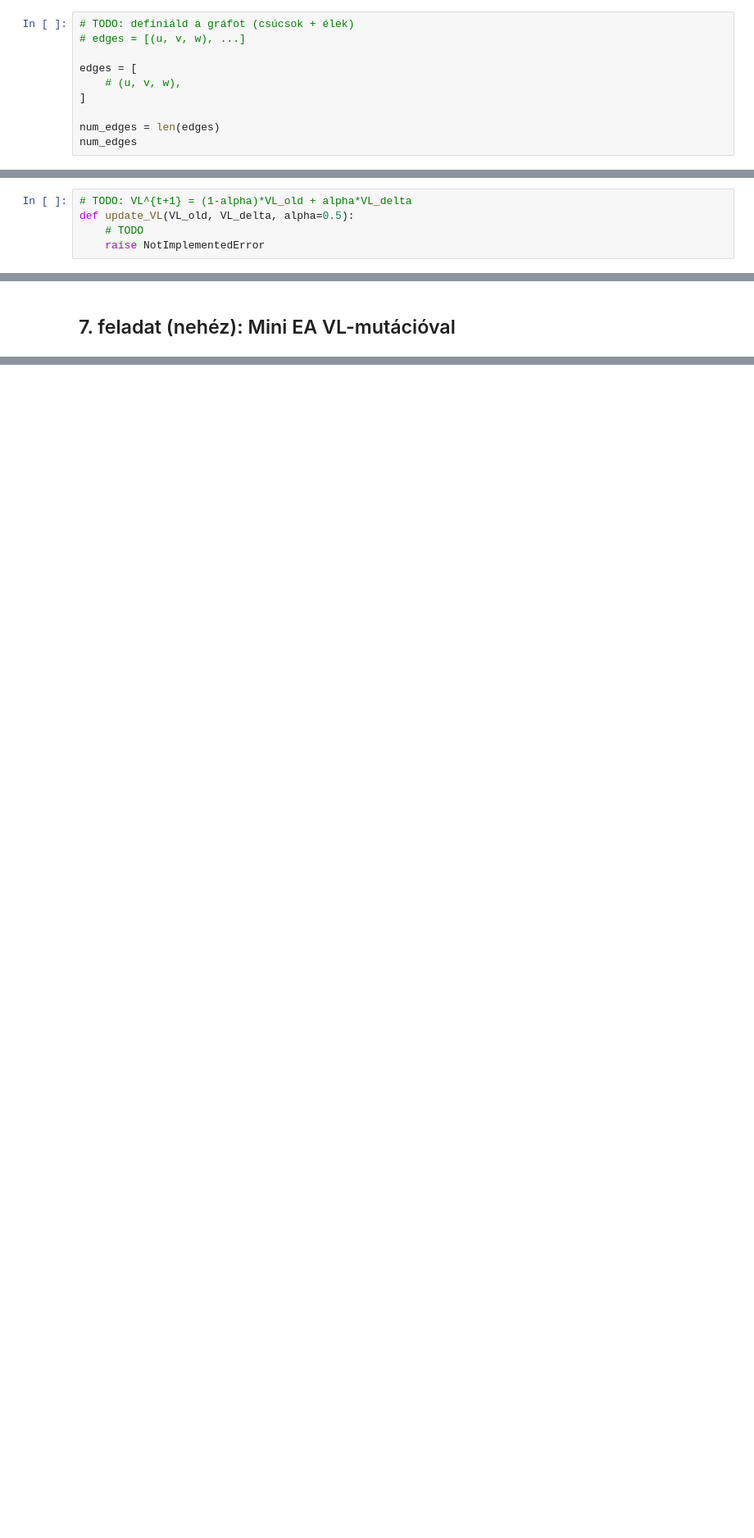
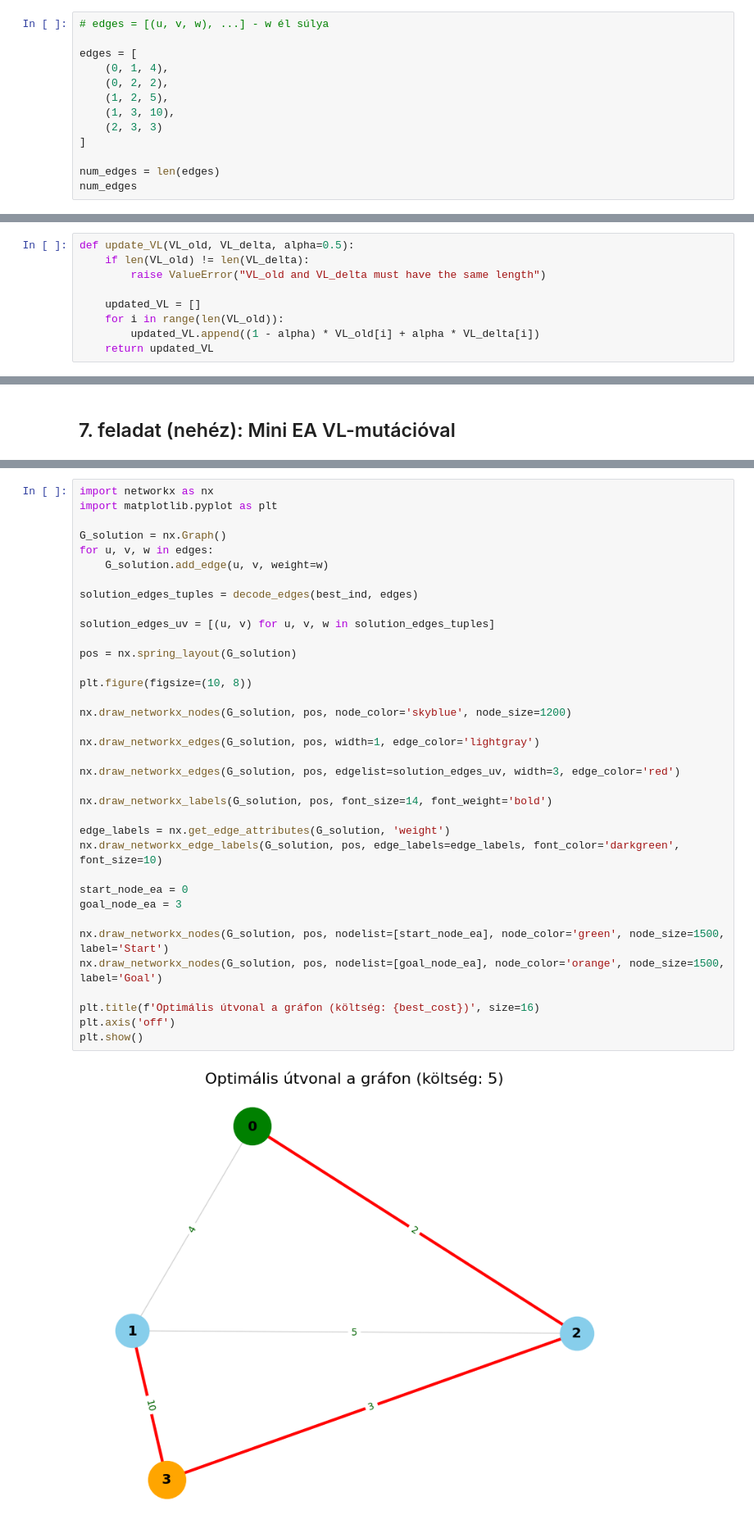
Before and after one commit to bodohelgahannelora-lab/Bioinformatika, a Jupyter notebook: Bodo Helga-Hannelora - Virtual_VV_Practice_Template.ipynb, the cells around one changed output, grey strips where cells are left out. Shown: that part at 82% size. Cells and saved outputs as stored; diff of their text form; blank space fills up the shorter version.

```diff
--- a/Bodo Helga-Hannelora - Virtual_VV_Practice_Template.ipynb
+++ b/Bodo Helga-Hannelora - Virtual_VV_Practice_Template.ipynb
@@ -8,11 +8,14 @@ GRAFIKUS ÁBRÁZOLÁS RÁD VAN BÍZVA, DE KELL!
 # %% [markdown]
 ## 1. feladat: Gráf és bináris élkódolás
 # %%
-# TODO: definiáld a gráfot (csúcsok + élek)
-# edges = [(u, v, w), ...]
+# edges = [(u, v, w), ...] - w él súlya
 
 edges = [
-    # (u, v, w),
+    (0, 1, 4),
+    (0, 2, 2),
+    (1, 2, 5),
+    (1, 3, 10),
+    (2, 3, 3)
 ]
 
 num_edges = len(edges)
@@ -61,7 +127,11 @@ def compute_VL(weak_individuals, num_edges):
 # %% [markdown]
 ## 5. feladat: VL frissítése
 # %%
-# TODO: VL^{t+1} = (1-alpha)*VL_old + alpha*VL_delta
 def update_VL(VL_old, VL_delta, alpha=0.5):
-    # TODO
-    raise NotImplementedError
+    if len(VL_old) != len(VL_delta):
+        raise ValueError("VL_old and VL_delta must have the same length")
+
+    updated_VL = []
+    for i in range(len(VL_old)):
+        updated_VL.append((1 - alpha) * VL_old[i] + alpha * VL_delta[i])
+    return updated_VL
@@ -87,0 +302,38 @@ def run_VL_EA(edges, pop_size=20, n_generations=50, alpha=0.5):
+# %%
+import networkx as nx
+import matplotlib.pyplot as plt
+
+G_solution = nx.Graph()
+for u, v, w in edges:
+    G_solution.add_edge(u, v, weight=w)
+
+solution_edges_tuples = decode_edges(best_ind, edges)
+
+solution_edges_uv = [(u, v) for u, v, w in solution_edges_tuples]
+
+pos = nx.spring_layout(G_solution)
+
+plt.figure(figsize=(10, 8))
+
+nx.draw_networkx_nodes(G_solution, pos, node_color='skyblue', node_size=1200)
+
+nx.draw_networkx_edges(G_solution, pos, width=1, edge_color='lightgray')
+
+nx.draw_networkx_edges(G_solution, pos, edgelist=solution_edges_uv, width=3, edge_color='red')
+
+nx.draw_networkx_labels(G_solution, pos, font_size=14, font_weight='bold')
+
+edge_labels = nx.get_edge_attributes(G_solution, 'weight')
+nx.draw_networkx_edge_labels(G_solution, pos, edge_labels=edge_labels, font_color='darkgreen', font_size=10)
+
+start_node_ea = 0
+goal_node_ea = 3
+
+nx.draw_networkx_nodes(G_solution, pos, nodelist=[start_node_ea], node_color='green', node_size=1500, label='Start')
+nx.draw_networkx_nodes(G_solution, pos, nodelist=[goal_node_ea], node_color='orange', node_size=1500, label='Goal')
+
+plt.title(f'Optimális útvonal a gráfon (költség: {best_cost})', size=16)
+plt.axis('off')
+plt.show()
+# %% [output]
+[figure, added]
```
Also changed, not shown: parts of 12 cells of this notebook.
